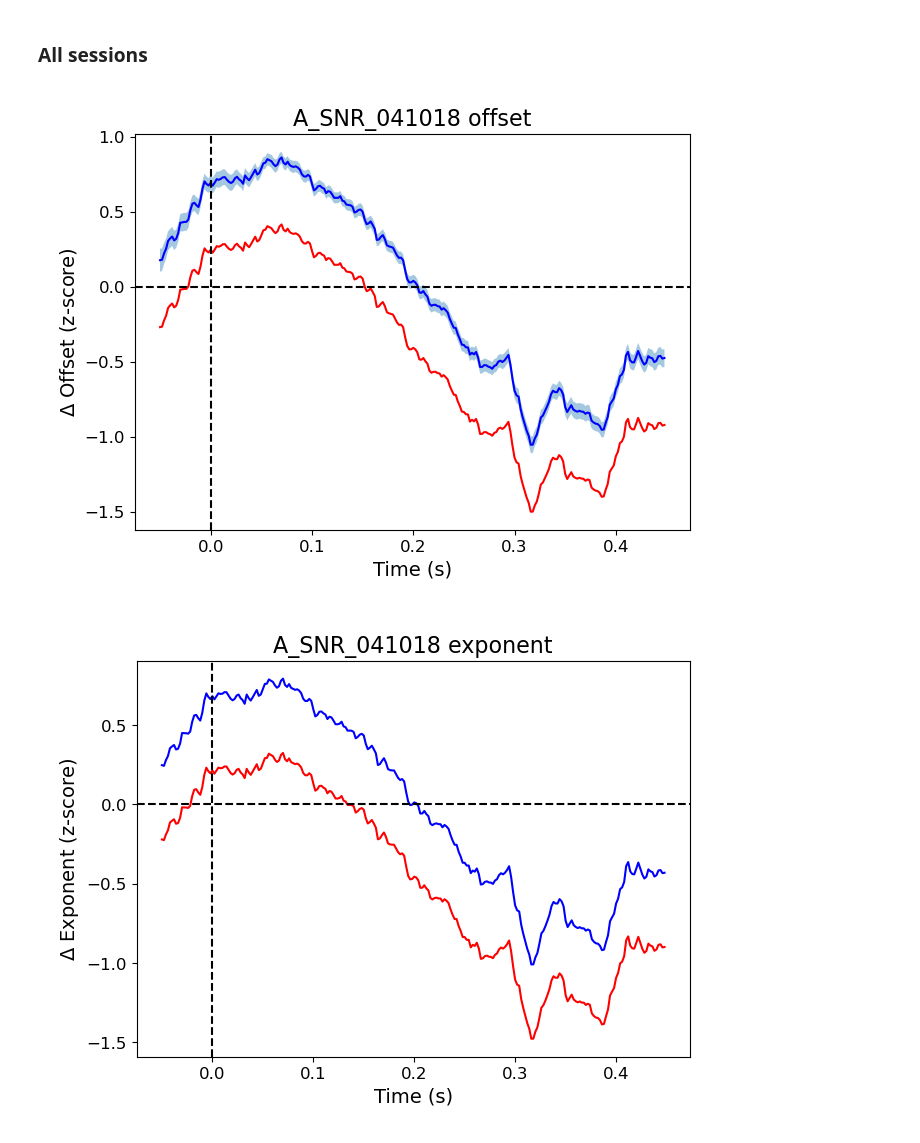
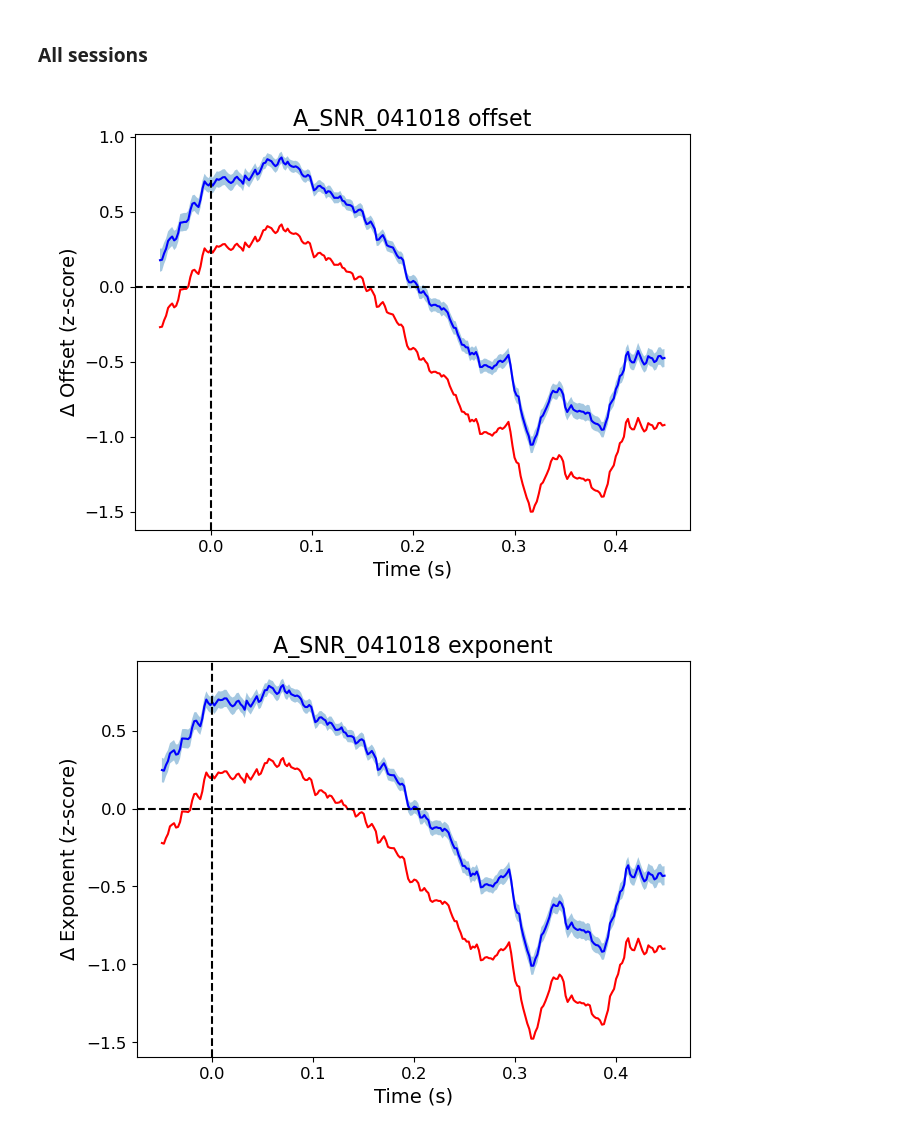
Before and after one commit to voytekresearch/v1_v4_1024_elec, a Jupyter notebook: notebooks/plotting/plot_stm_params.ipynb, the cells around one changed output. Cells and saved outputs as stored; diff of their text form; code cells hidden in the pictures.

```diff
--- a/notebooks/plotting/plot_stm_params.ipynb
+++ b/notebooks/plotting/plot_stm_params.ipynb
@@ -223,7 +223,7 @@ for session in SESSIONS:
 
         ci_exponent = compute_confidence_interval(window_df.get('z_exponent'))
         lci_exp = np.append(lci_exp, ci_exponent[0])
-        rci_exp = np.append(rci_exp, ci_exponent[0])
+        rci_exp = np.append(rci_exp, ci_exponent[1])
 
 
     # average components per window
@@ -231,32 +231,32 @@ for session in SESSIONS:
 
     # plot offset
     fig, ax = plt.subplots()
     ax.plot(data_az.get('time'), data_az.get('z_offset'), c='b')
     ax.plot(data_az.get('time'), data_az.get('relative_offset'), c='r')
     ax.fill_between(data_az.get('time'), lci_off, rci_off, alpha=0.4)
 
     ax.set_title(f'{session} offset')
     ax.set_xlabel('Time (s)')
     ax.set_ylabel(r'$\Delta$ Offset (z-score)')
     ax.axhline(y=0, color='k', linestyle='--')
     ax.axvline(x=0, color='k', linestyle='--')
     plt.show()
     fig.savefig(f'{PROJECT_PATH}/figures/stm_params/{session}_offset')
 
     # plot exponent
     fig, ax = plt.subplots()
     ax.plot(data_az.get('time'), data_az.get('z_exponent'), c='b')
     ax.plot(data_az.get('time'), data_az.get('relative_exponent'), c='r')
     ax.fill_between(data_az.get('time'), lci_exp, rci_exp, alpha=0.4)
 
     ax.set_title(f'{session} exponent')
     ax.set_xlabel('Time (s)')
     ax.set_ylabel(r'$\Delta$ Exponent (z-score)')
     ax.axhline(y=0, color='k', linestyle='--')
     ax.axvline(x=0, color='k', linestyle='--')
     plt.show()
     fig.savefig(f'{PROJECT_PATH}/figures/stm_params/{session}_exponent')
 # %% [output]
 [figure]
-[figure, old version]
+[figure, new version]
 [figure]
```
Also changed, not shown: parts of 3 cells of this notebook, 1 other file.
